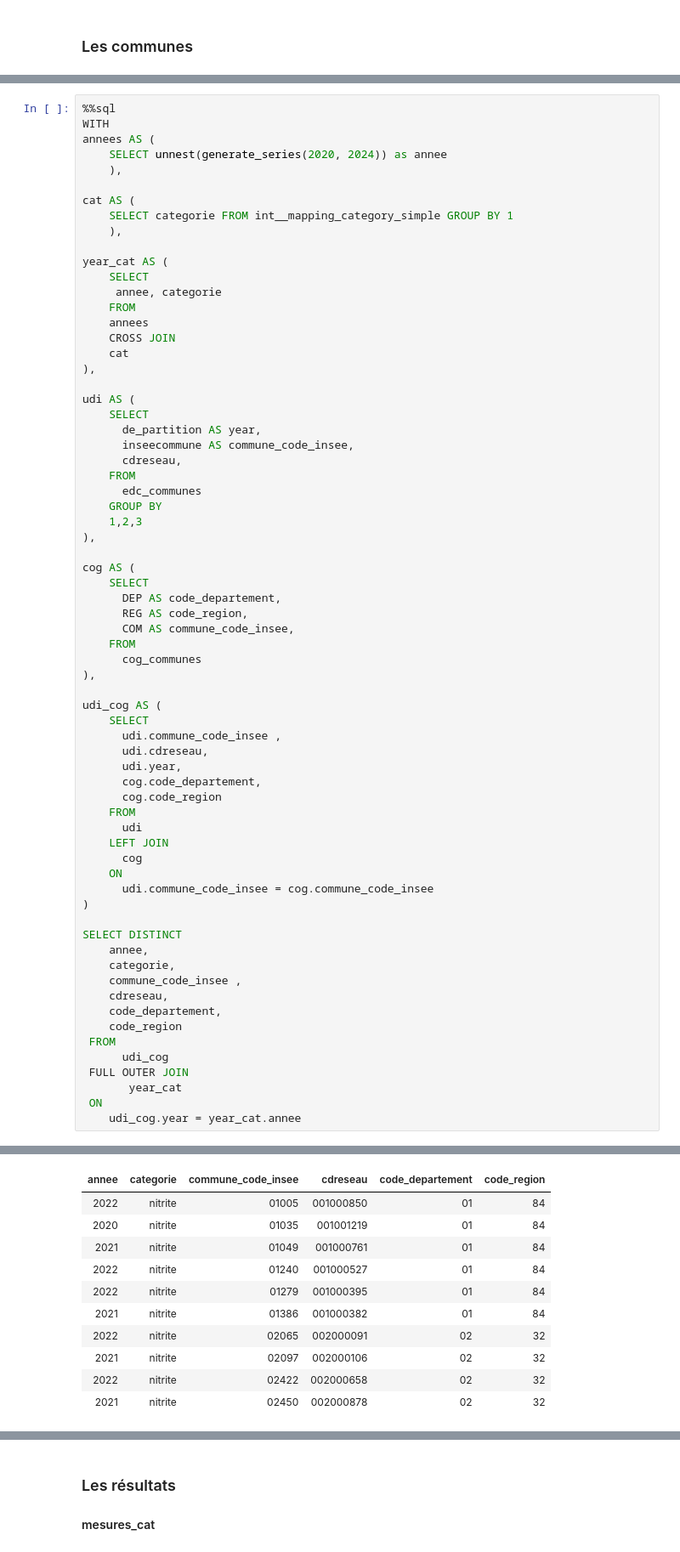
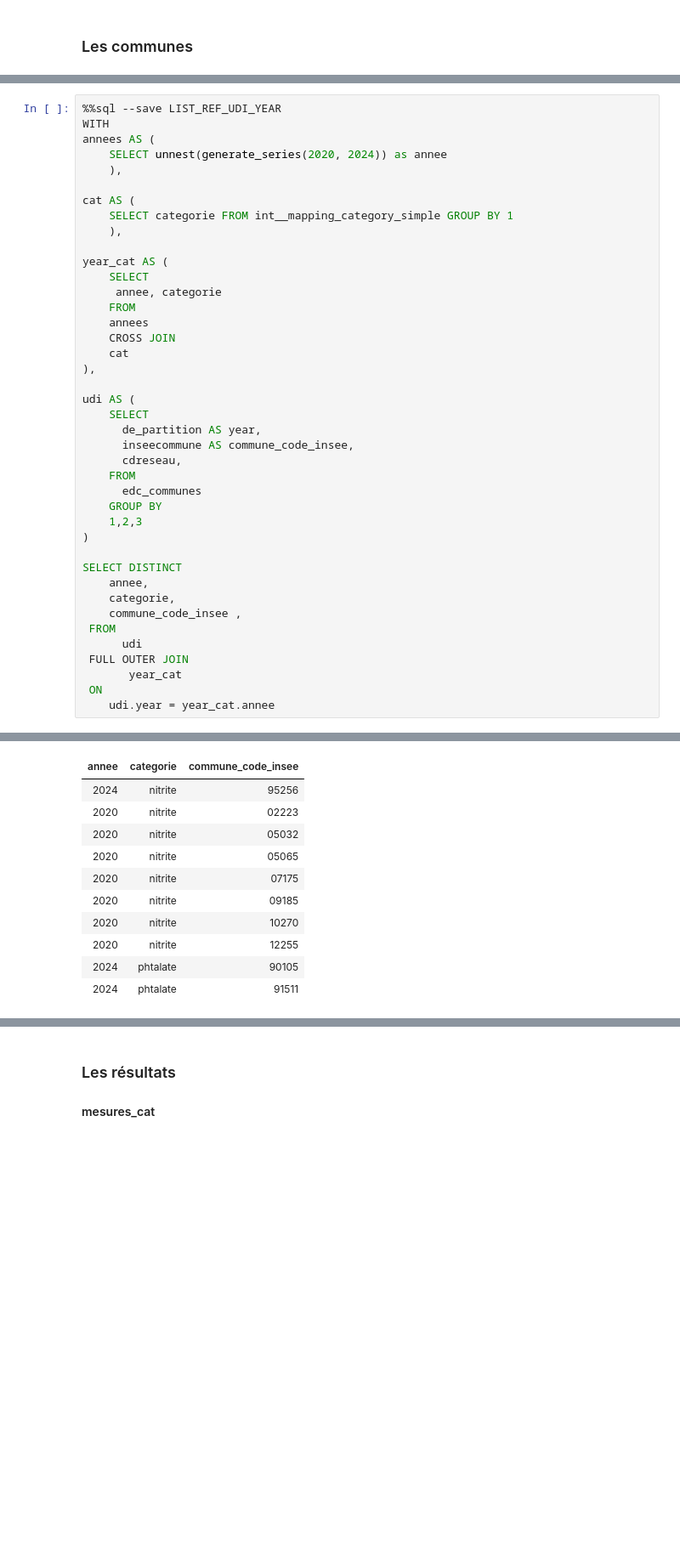
Before and after one commit to dataforgoodfr/13_pollution_eau, a Jupyter notebook: analytics/notebooks/cvm_calcul_conformite_par_commune-MAJ.ipynb, the cells around one changed output, grey strips where cells are left out. Shown: that part at 85% size. Cells and saved outputs as stored; diff of their text form; blank space fills up the shorter version.

```diff
--- a/analytics/notebooks/cvm_calcul_conformite_par_commune-MAJ.ipynb
+++ b/analytics/notebooks/cvm_calcul_conformite_par_commune-MAJ.ipynb
@@ -100,6 +110,6 @@ Running query in 'duckdb:///../../database/data.duckdb'
 Truncated to displaylimit of 10.
 # %%
-%%sql
+%%sql --save LIST_REF_UDI_YEAR
 WITH
 annees AS (
     SELECT unnest(generate_series(2020, 2024)) as annee
@@ -112,71 +122,44 @@ cat AS (
 year_cat AS (
     SELECT
      annee, categorie
     FROM
     annees
     CROSS JOIN
     cat
 ),
 
 udi AS (
     SELECT
       de_partition AS year,
       inseecommune AS commune_code_insee,
       cdreseau,
     FROM
       edc_communes
     GROUP BY
     1,2,3
-),
-
-cog AS (
-    SELECT
-      DEP AS code_departement,
-      REG AS code_region,
-      COM AS commune_code_insee,
-    FROM
-      cog_communes
-),
-
-udi_cog AS (
-    SELECT
-      udi.commune_code_insee ,
-      udi.cdreseau,
-      udi.year,
-      cog.code_departement,
-      cog.code_region
-    FROM
-      udi
-    LEFT JOIN
-      cog
-    ON
-      udi.commune_code_insee = cog.commune_code_insee
 )
 
 SELECT DISTINCT
     annee,
     categorie,
     commune_code_insee ,
-    cdreseau,
-    code_departement,
-    code_region
  FROM
-      udi_cog
+      udi
  FULL OUTER JOIN
        year_cat
  ON
-    udi_cog.year = year_cat.annee
+    udi.year = year_cat.annee
 # %% [output]
 Running query in 'duckdb:///../../database/data.duckdb'
-| annee | categorie | commune_code_insee | cdreseau | code_departement | code_region |
-| 2022 | nitrite | 01005 | 001000850 | 01 | 84 |
-| 2020 | nitrite | 01035 | 001001219 | 01 | 84 |
-| 2021 | nitrite | 01049 | 001000761 | 01 | 84 |
-| 2022 | nitrite | 01240 | 001000527 | 01 | 84 |
-| 2022 | nitrite | 01279 | 001000395 | 01 | 84 |
-| 2021 | nitrite | 01386 | 001000382 | 01 | 84 |
-| 2022 | nitrite | 02065 | 002000091 | 02 | 32 |
-| 2021 | nitrite | 02097 | 002000106 | 02 | 32 |
-| 2022 | nitrite | 02422 | 002000658 | 02 | 32 |
-| 2021 | nitrite | 02450 | 002000878 | 02 | 32 |
+| annee | categorie | commune_code_insee |
+| 2024 | nitrite | 95256 |
+| 2020 | nitrite | 02223 |
+| 2020 | nitrite | 05032 |
+| 2020 | nitrite | 05065 |
+| 2020 | nitrite | 07175 |
+| 2020 | nitrite | 09185 |
+| 2020 | nitrite | 10270 |
+| 2020 | nitrite | 12255 |
+| 2024 | phtalate | 90105 |
+| 2024 | phtalate | 91511 |
 Truncated to displaylimit of 10.
```
Also changed, not shown: parts of 18 cells of this notebook.
